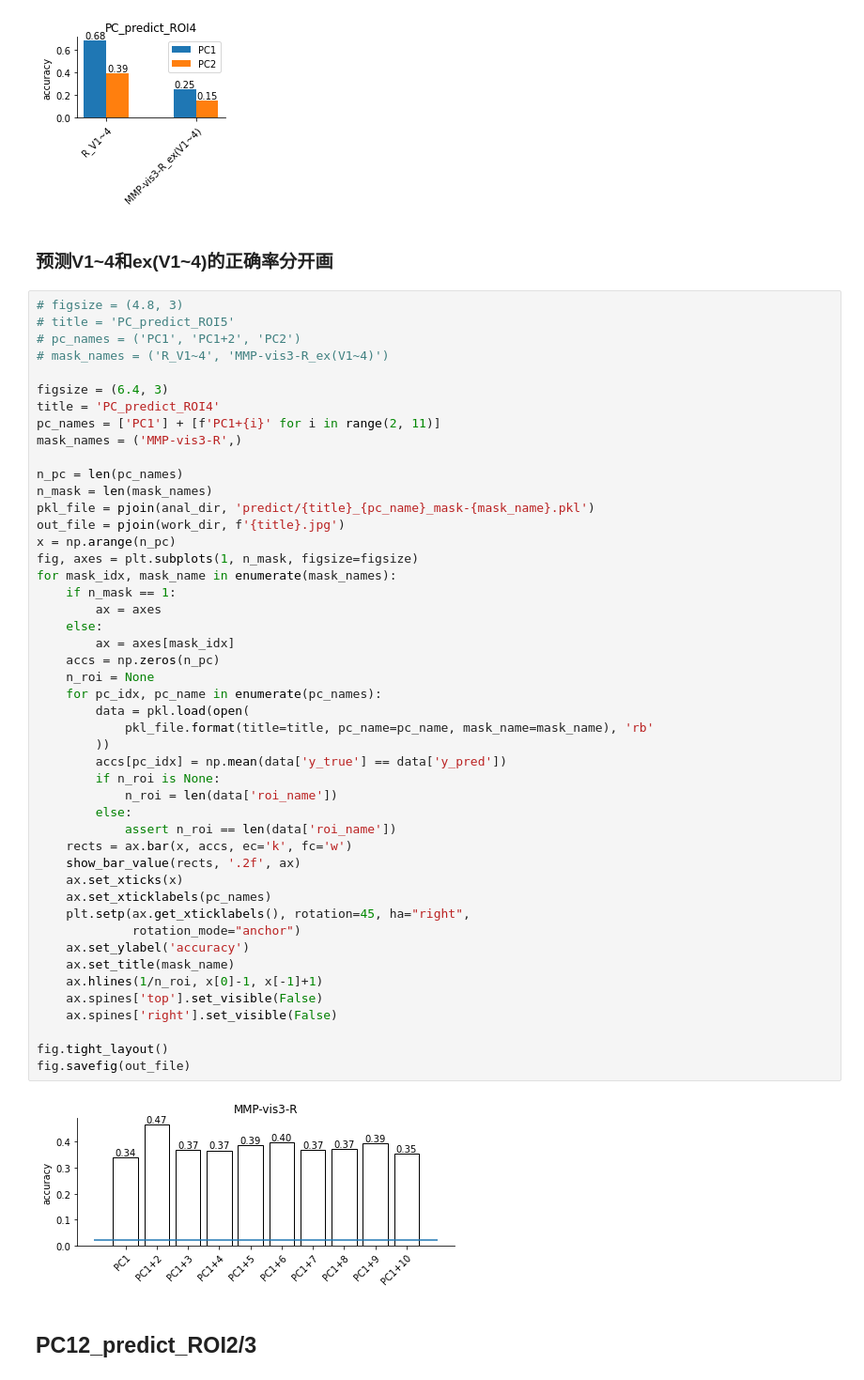
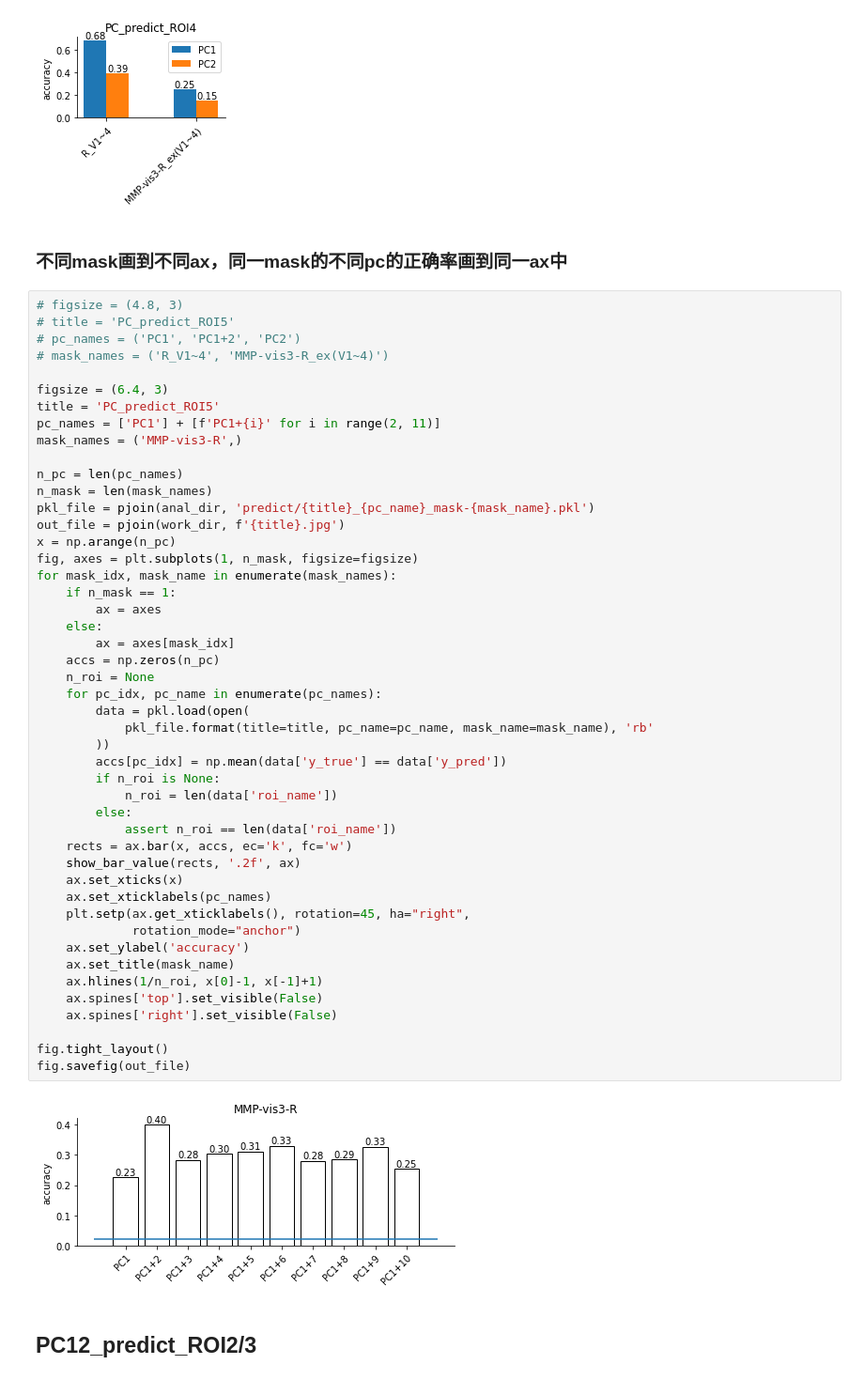
Before and after one commit to BNUCNL/nibrain, a Jupyter notebook: cxy_visual_dev/scripts/plot_line_bar.ipynb, the cells around one changed output. Shown at 94% size. Cells and saved outputs as stored; diff of their text form.

Commit message:
cxy_visual_dev: msp1~6_fit_PC12

```diff
--- a/cxy_visual_dev/scripts/plot_line_bar.ipynb
+++ b/cxy_visual_dev/scripts/plot_line_bar.ipynb
@@ -179,8 +179,8 @@ plot_bar(accs, figsize=(3, 3), label=pc_names, xticklabel=mask_names, show_heigh
          rotate_xticklabel=True, ylabel='accuracy', mode=out_file, title=title)
 # %% [output]
 [figure]
-# %% [markdown]
-### 预测V1~4和ex(V1~4)的正确率分开画
+# %% [markdown]
+### 不同mask画到不同ax，同一mask的不同pc的正确率画到同一ax中
 # %%
 # figsize = (4.8, 3)
 # title = 'PC_predict_ROI5'
@@ -188,7 +188,7 @@ plot_bar(accs, figsize=(3, 3), label=pc_names, xticklabel=mask_names, show_heigh
 # mask_names = ('R_V1~4', 'MMP-vis3-R_ex(V1~4)')
 
 figsize = (6.4, 3)
-title = 'PC_predict_ROI4'
+title = 'PC_predict_ROI5'
 pc_names = ['PC1'] + [f'PC1+{i}' for i in range(2, 11)]
 mask_names = ('MMP-vis3-R',)
 
@@ -202,34 +202,34 @@ for mask_idx, mask_name in enumerate(mask_names):
     if n_mask == 1:
         ax = axes
     else:
         ax = axes[mask_idx]
     accs = np.zeros(n_pc)
     n_roi = None
     for pc_idx, pc_name in enumerate(pc_names):
         data = pkl.load(open(
             pkl_file.format(title=title, pc_name=pc_name, mask_name=mask_name), 'rb'
         ))
         accs[pc_idx] = np.mean(data['y_true'] == data['y_pred'])
         if n_roi is None:
             n_roi = len(data['roi_name'])
         else:
             assert n_roi == len(data['roi_name'])
     rects = ax.bar(x, accs, ec='k', fc='w')
     show_bar_value(rects, '.2f', ax)
     ax.set_xticks(x)
     ax.set_xticklabels(pc_names)
     plt.setp(ax.get_xticklabels(), rotation=45, ha="right",
              rotation_mode="anchor")
     ax.set_ylabel('accuracy')
     ax.set_title(mask_name)
     ax.hlines(1/n_roi, x[0]-1, x[-1]+1)
     ax.spines['top'].set_visible(False)
     ax.spines['right'].set_visible(False)
 
 fig.tight_layout()
 fig.savefig(out_file)
 # %% [output]
-[figure, old version]
+[figure, new version]
 # %% [markdown]
 ## PC12_predict_ROI2/3
 # %%
```
Also changed, not shown: parts of 1 cell of this notebook, 1 other file.
